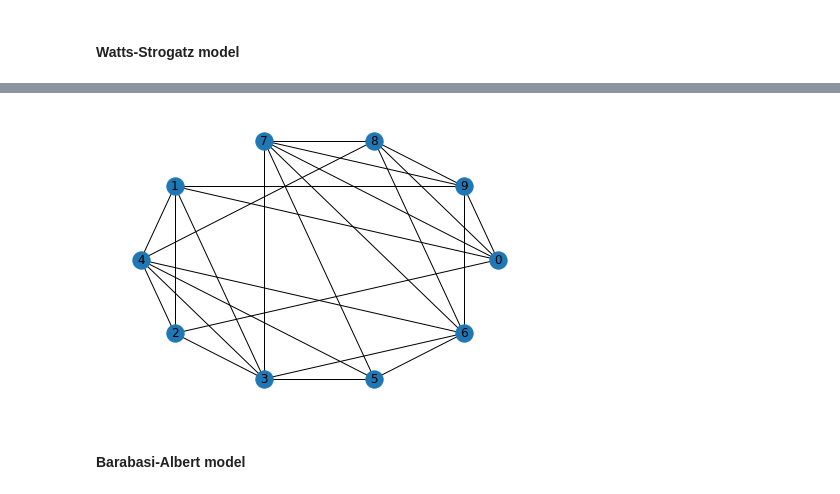
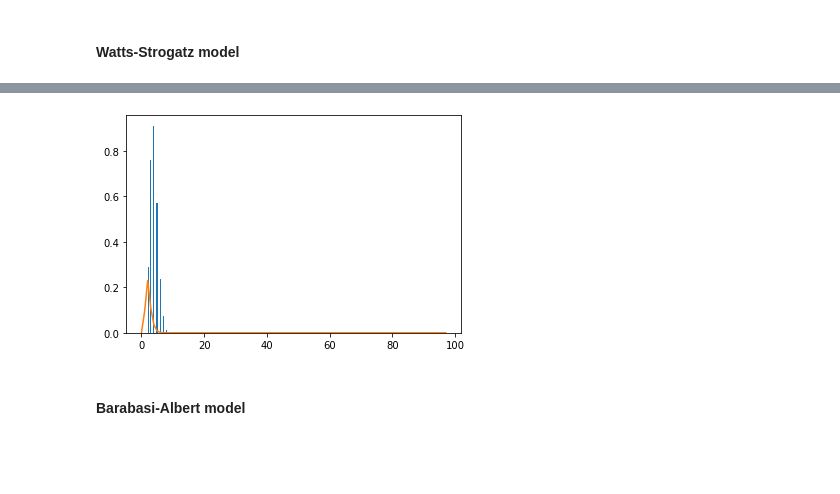
Before and after one commit to KasiaMacioszek/diffusion_processes, a Jupyter notebook: Assignment3.ipynb, the cells around one changed output, grey strips where cells are left out. Cells and saved outputs as stored; diff of their text form; code cells hidden in the pictures; blank space fills up the shorter version.

```diff
--- a/Assignment3.ipynb
+++ b/Assignment3.ipynb
@@ -111,7 +157,11 @@ Variance of degree: 0.5599999999999999
-# %%
-nx.draw_circular(WSM, with_labels=True)
-# %% [output]
-[figure, removed]
+# %%
+distr_fit = WSMObj.degree_distribution()
+# %%
+plt.hist(degrees, density=True, bins=20)
+plt.plot(distr_fit)
+plt.show()
+# %% [output]
+[figure, added]
 # %% [markdown]
 #### Barabasi-Albert model
 # %%
```
Also changed, not shown: parts of 27 cells of this notebook.
